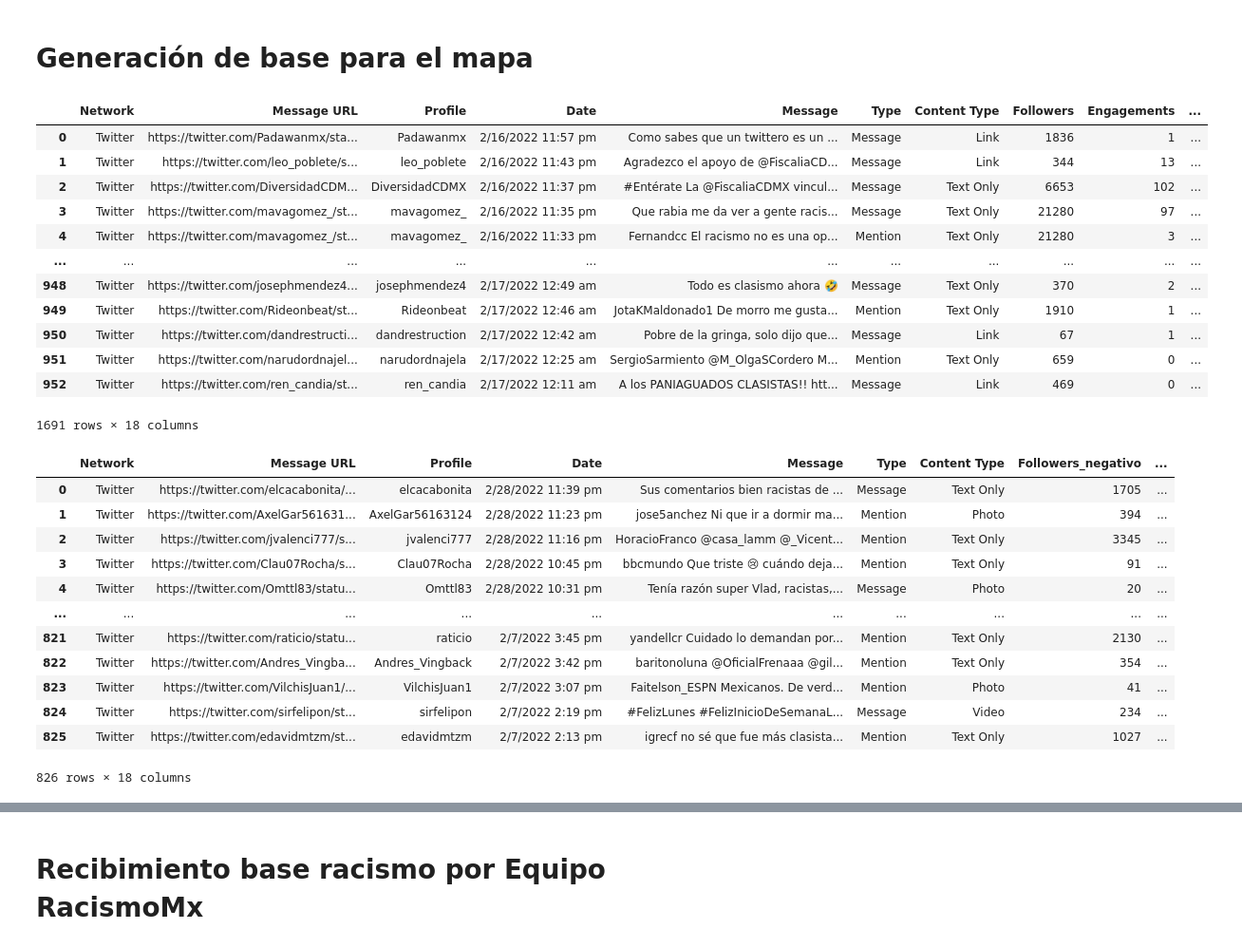
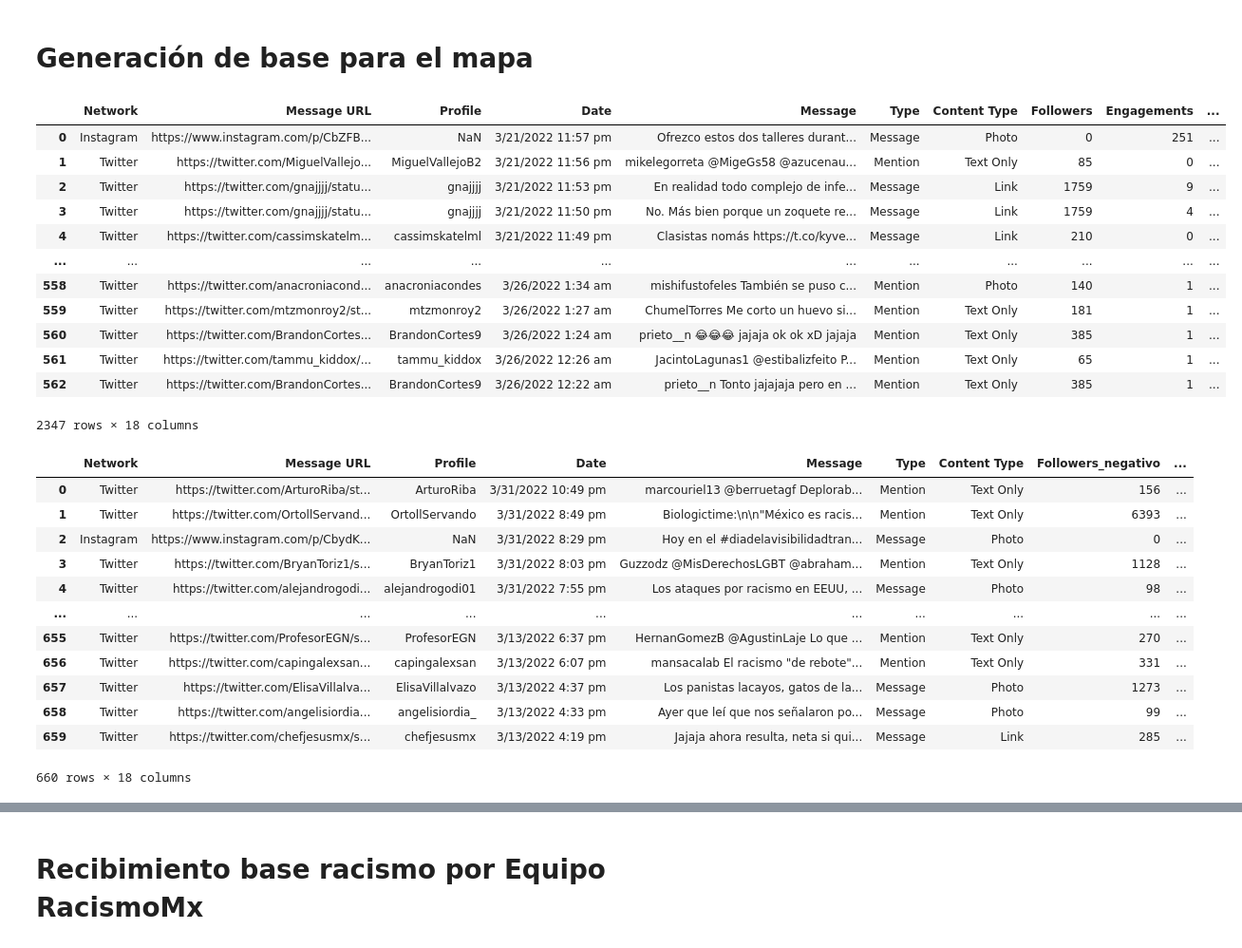
Before and after one commit to jordinola1470/BX-Codes, a Jupyter notebook: Racismo/Procesamiento_base_racismo_mx.ipynb, the cells around one changed output, grey strips where cells are left out. Shown at 95% size. Saved outputs shown, nothing was run; the diff lists cells and outputs as text; code cells hidden in the pictures.

```diff
--- a/Racismo/Procesamiento_base_racismo_mx.ipynb
+++ b/Racismo/Procesamiento_base_racismo_mx.ipynb
@@ -6,43 +8,45 @@ import pandas as pd
 # %%
-base_1 = pd.read_csv("mensajes_7_feb_16_feb.csv")
-base_2 = pd.read_csv("mensajes_17_feb_28_feb.csv")
-base_racismo = base_1.append(base_2)
+base_1 = pd.read_csv("mensajes_13_mar_21_mar.csv")
+base_2 = pd.read_csv("mensajes_22_mar_25_mar.csv")
+base_3 = pd.read_csv("mensajes_26_mar_31_mar.csv")
+base_racismo_1 = base_1.append(base_2)
+base_racismo = base_racismo_1.append(base_3)
 base_racismo['Count'] = 1
 base_racismo
 # %% [output]
 |  | Network | Message URL | Profile | Date | Message | Type | Content Type | Followers | Engagements | ... |
-| 0 | Twitter | https://twitter.com/Padawanmx/sta... | Padawanmx | 2/16/2022 11:57 pm | Como sabes que un twittero es un ... | Message | Link | 1836 | 1 | ... |
-| 1 | Twitter | https://twitter.com/leo_poblete/s... | leo_poblete | 2/16/2022 11:43 pm | Agradezco el apoyo de @FiscaliaCD... | Message | Link | 344 | 13 | ... |
-| 2 | Twitter | https://twitter.com/DiversidadCDM... | DiversidadCDMX | 2/16/2022 11:37 pm | #Entérate La @FiscaliaCDMX vincul... | Message | Text Only | 6653 | 102 | ... |
-| 3 | Twitter | https://twitter.com/mavagomez_/st... | mavagomez_ | 2/16/2022 11:35 pm | Que rabia me da ver a gente racis... | Message | Text Only | 21280 | 97 | ... |
-| 4 | Twitter | https://twitter.com/mavagomez_/st... | mavagomez_ | 2/16/2022 11:33 pm | Fernandcc El racismo no es una op... | Mention | Text Only | 21280 | 3 | ... |
+| 0 | Instagram | https://www.instagram.com/p/CbZFB... | NaN | 3/21/2022 11:57 pm | Ofrezco estos dos talleres durant... | Message | Photo | 0 | 251 | ... |
+| 1 | Twitter | https://twitter.com/MiguelVallejo... | MiguelVallejoB2 | 3/21/2022 11:56 pm | mikelegorreta @MigeGs58 @azucenau... | Mention | Text Only | 85 | 0 | ... |
+| 2 | Twitter | https://twitter.com/gnajjjj/statu... | gnajjjj | 3/21/2022 11:53 pm | En realidad todo complejo de infe... | Message | Link | 1759 | 9 | ... |
+| 3 | Twitter | https://twitter.com/gnajjjj/statu... | gnajjjj | 3/21/2022 11:50 pm | No. Más bien porque un zoquete re... | Message | Link | 1759 | 4 | ... |
+| 4 | Twitter | https://twitter.com/cassimskatelm... | cassimskatelml | 3/21/2022 11:49 pm | Clasistas nomás https://t.co/kyve... | Message | Link | 210 | 0 | ... |
 | ... | ... | ... | ... | ... | ... | ... | ... | ... | ... | ... |
-| 948 | Twitter | https://twitter.com/josephmendez4... | josephmendez4 | 2/17/2022 12:49 am | Todo es clasismo ahora 🤣 | Message | Text Only | 370 | 2 | ... |
-| 949 | Twitter | https://twitter.com/Rideonbeat/st... | Rideonbeat | 2/17/2022 12:46 am | JotaKMaldonado1 De morro me gusta... | Mention | Text Only | 1910 | 1 | ... |
-| 950 | Twitter | https://twitter.com/dandrestructi... | dandrestruction | 2/17/2022 12:42 am | Pobre de la gringa, solo dijo que... | Message | Link | 67 | 1 | ... |
-| 951 | Twitter | https://twitter.com/narudordnajel... | narudordnajela | 2/17/2022 12:25 am | SergioSarmiento @M_OlgaSCordero M... | Mention | Text Only | 659 | 0 | ... |
-| 952 | Twitter | https://twitter.com/ren_candia/st... | ren_candia | 2/17/2022 12:11 am | A los PANIAGUADOS CLASISTAS!! htt... | Message | Link | 469 | 0 | ... |
+| 558 | Twitter | https://twitter.com/anacroniacond... | anacroniacondes | 3/26/2022 1:34 am | mishifustofeles También se puso c... | Mention | Photo | 140 | 1 | ... |
+| 559 | Twitter | https://twitter.com/mtzmonroy2/st... | mtzmonroy2 | 3/26/2022 1:27 am | ChumelTorres Me corto un huevo si... | Mention | Text Only | 181 | 1 | ... |
+| 560 | Twitter | https://twitter.com/BrandonCortes... | BrandonCortes9 | 3/26/2022 1:24 am | prieto__n 😂😂😂 jajaja ok ok xD jajaja | Mention | Text Only | 385 | 1 | ... |
+| 561 | Twitter | https://twitter.com/tammu_kiddox/... | tammu_kiddox | 3/26/2022 12:26 am | JacintoLagunas1 @estibalizfeito P... | Mention | Text Only | 65 | 1 | ... |
+| 562 | Twitter | https://twitter.com/BrandonCortes... | BrandonCortes9 | 3/26/2022 12:22 am | prieto__n Tonto jajajaja pero en ... | Mention | Text Only | 385 | 1 | ... |
-1691 rows × 18 columns
+2347 rows × 18 columns
 # %%
-base_negativa = pd.read_csv("mensajes_negativos_7_feb_28_feb.csv")
+base_negativa = pd.read_csv("mensajes_negativos_13_mar_31_mar.csv")
 base_negativa['Count_negativo'] = 1
 base_negativa.rename({"Followers": "Followers_negativo",	"Engagements": "Engagements_negativo", "Age":"Age_negativo", "Likes":"Likes_negativos",
                       "Dislikes":"Dislikes_negativo",	"Comments":"Comments_negativo",	"Shares":"Shares_negativo"}, inplace=True, axis=1)
 base_negativa
 # %% [output]
 |  | Network | Message URL | Profile | Date | Message | Type | Content Type | Followers_negativo | ... |
-| 0 | Twitter | https://twitter.com/elcacabonita/... | elcacabonita | 2/28/2022 11:39 pm | Sus comentarios bien racistas de ... | Message | Text Only | 1705 | ... |
-| 1 | Twitter | https://twitter.com/AxelGar561631... | AxelGar56163124 | 2/28/2022 11:23 pm | jose5anchez Ni que ir a dormir ma... | Mention | Photo | 394 | ... |
-| 2 | Twitter | https://twitter.com/jvalenci777/s... | jvalenci777 | 2/28/2022 11:16 pm | HoracioFranco @casa_lamm @_Vicent... | Mention | Text Only | 3345 | ... |
-| 3 | Twitter | https://twitter.com/Clau07Rocha/s... | Clau07Rocha | 2/28/2022 10:45 pm | bbcmundo Que triste 😢 cuándo deja... | Mention | Text Only | 91 | ... |
-| 4 | Twitter | https://twitter.com/Omttl83/statu... | Omttl83 | 2/28/2022 10:31 pm | Tenía razón super Vlad, racistas,... | Message | Photo | 20 | ... |
+| 0 | Twitter | https://twitter.com/ArturoRiba/st... | ArturoRiba | 3/31/2022 10:49 pm | marcouriel13 @berruetagf Deplorab... | Mention | Text Only | 156 | ... |
+| 1 | Twitter | https://twitter.com/OrtollServand... | OrtollServando | 3/31/2022 8:49 pm | Biologictime:\n\n"México es racis... | Mention | Text Only | 6393 | ... |
+| 2 | Instagram | https://www.instagram.com/p/CbydK... | NaN | 3/31/2022 8:29 pm | Hoy en el #diadelavisibilidadtran... | Message | Photo | 0 | ... |
+| 3 | Twitter | https://twitter.com/BryanToriz1/s... | BryanToriz1 | 3/31/2022 8:03 pm | Guzzodz @MisDerechosLGBT @abraham... | Mention | Text Only | 1128 | ... |
+| 4 | Twitter | https://twitter.com/alejandrogodi... | alejandrogodi01 | 3/31/2022 7:55 pm | Los ataques por racismo en EEUU, ... | Message | Photo | 98 | ... |
 | ... | ... | ... | ... | ... | ... | ... | ... | ... | ... |
-| 821 | Twitter | https://twitter.com/raticio/statu... | raticio | 2/7/2022 3:45 pm | yandellcr Cuidado lo demandan por... | Mention | Text Only | 2130 | ... |
-| 822 | Twitter | https://twitter.com/Andres_Vingba... | Andres_Vingback | 2/7/2022 3:42 pm | baritonoluna @OficialFrenaaa @gil... | Mention | Text Only | 354 | ... |
-| 823 | Twitter | https://twitter.com/VilchisJuan1/... | VilchisJuan1 | 2/7/2022 3:07 pm | Faitelson_ESPN Mexicanos. De verd... | Mention | Photo | 41 | ... |
-| 824 | Twitter | https://twitter.com/sirfelipon/st... | sirfelipon | 2/7/2022 2:19 pm | #FelizLunes #FelizInicioDeSemanaL... | Message | Video | 234 | ... |
-| 825 | Twitter | https://twitter.com/edavidmtzm/st... | edavidmtzm | 2/7/2022 2:13 pm | igrecf no sé que fue más clasista... | Mention | Text Only | 1027 | ... |
+| 655 | Twitter | https://twitter.com/ProfesorEGN/s... | ProfesorEGN | 3/13/2022 6:37 pm | HernanGomezB @AgustinLaje Lo que ... | Mention | Text Only | 270 | ... |
+| 656 | Twitter | https://twitter.com/capingalexsan... | capingalexsan | 3/13/2022 6:07 pm | mansacalab El racismo "de rebote"... | Mention | Text Only | 331 | ... |
+| 657 | Twitter | https://twitter.com/ElisaVillalva... | ElisaVillalvazo | 3/13/2022 4:37 pm | Los panistas lacayos, gatos de la... | Message | Photo | 1273 | ... |
+| 658 | Twitter | https://twitter.com/angelisiordia... | angelisiordia_ | 3/13/2022 4:33 pm | Ayer que leí que nos señalaron po... | Message | Photo | 99 | ... |
+| 659 | Twitter | https://twitter.com/chefjesusmx/s... | chefjesusmx | 3/13/2022 4:19 pm | Jajaja ahora resulta, neta si qui... | Message | Link | 285 | ... |
-826 rows × 18 columns
+660 rows × 18 columns
 # %%
 base_agrupada = base_racismo.groupby('Location').sum()
 base_agrupada['Splitted'] = base_agrupada.index.str.split(',')
```
Also changed, not shown: parts of 25 cells of this notebook, 21 other files.
